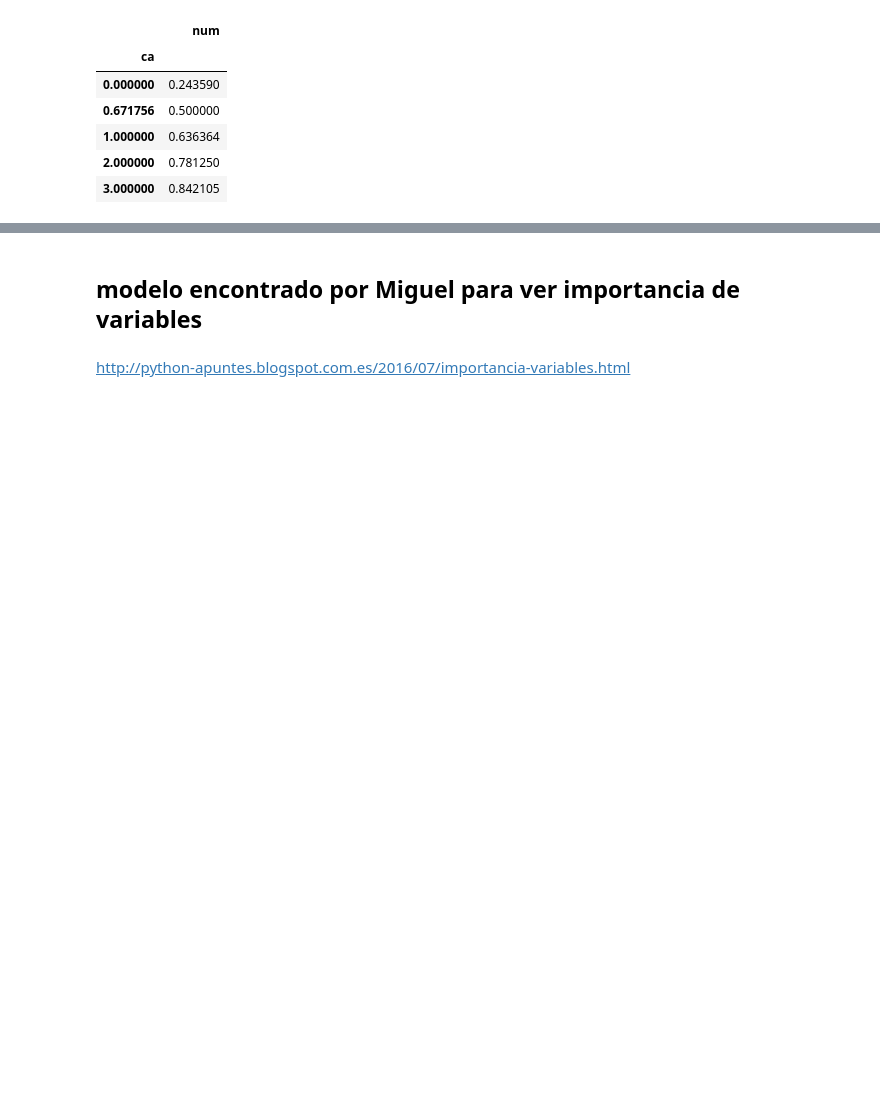
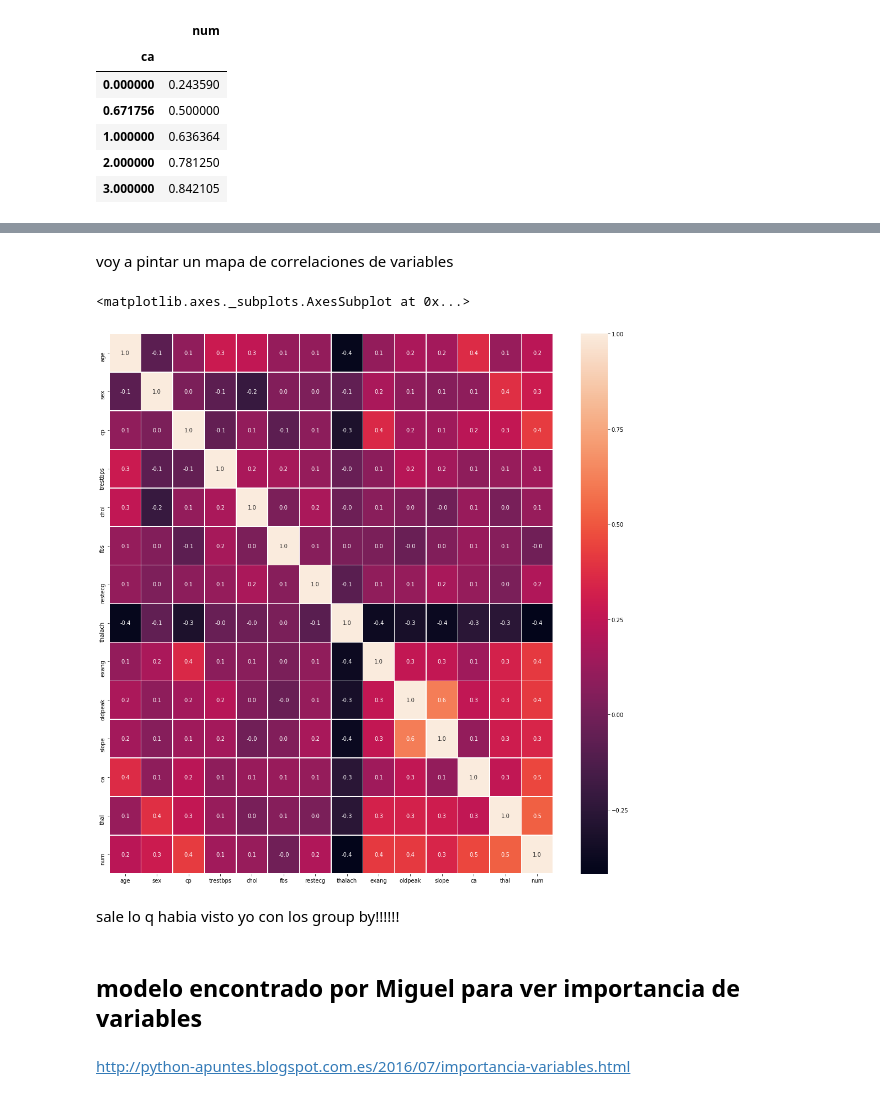
Before and after one commit to datalabusal2018/MachineLearningTest, a Jupyter notebook: juanpe_exploracion_pandas_datalab.ipynb, the cells around one changed output, grey strips where cells are left out. Saved outputs shown, nothing was run; the diff lists cells and outputs as text; code cells hidden in the pictures; blank space fills up the shorter version.

```diff
--- a/juanpe_exploracion_pandas_datalab.ipynb
+++ b/juanpe_exploracion_pandas_datalab.ipynb
@@ -148,5 +71,7 @@ train.iloc[pd.isnull(train).any(1).nonzero()[0]]
 # %% [markdown]
 #pillamos la librería q imputa valores
+# %%
+train = train.fillna(train.mean())#forma simplificada de Juan
 # %%
 from sklearn.preprocessing import Imputer
 imp = Imputer(missing_values='NaN', strategy='mean', axis=0)
@@ -256,3 +143,16 @@ train.groupby('tal').agg({'num': np.mean})
+# %% [markdown]
+voy a pintar un mapa de correlaciones de variables
+# %%
+#correlation map
+import seaborn as sns
+import matplotlib.pyplot as plt
+f,ax = plt.subplots(figsize=(18, 18))
+sns.heatmap(train.corr(), annot=True, linewidths=.5, fmt= '.1f',ax=ax)
+# %% [output]
+<matplotlib.axes._subplots.AxesSubplot at 0x...>
+[figure, added]
+# %% [markdown]
+sale lo q habia visto yo con los group by!!!!!!
 # %% [markdown]
 ## modelo encontrado por Miguel para ver importancia de variables
 # %% [markdown]
```
Also changed, not shown: parts of 37 cells of this notebook.
